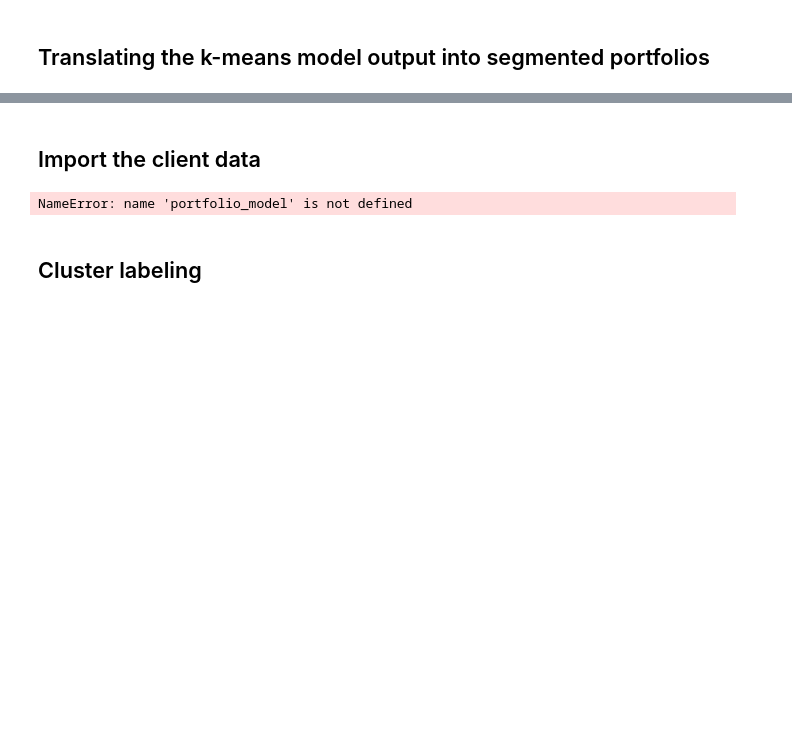
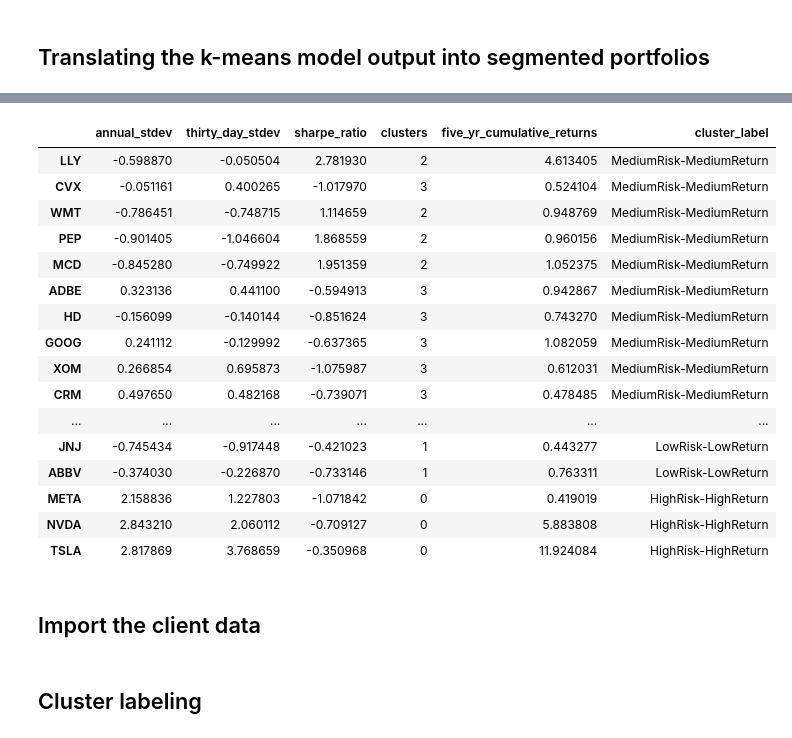
Before and after one commit to ssenhouse/project_2_lex_luthor_advisor, a Jupyter notebook: Asset_Quant_Data.ipynb, the cells around one changed output, grey strips where cells are left out. Saved outputs shown, nothing was run; the diff lists cells and outputs as text; code cells hidden in the pictures; blank space fills up the shorter version.

```diff
--- a/Asset_Quant_Data.ipynb
+++ b/Asset_Quant_Data.ipynb
@@ -418,3 +392,39 @@ portfolio_segments
+# %%
+# function 'label_clusters' takes our cluster characterisitcs and segments them
+# based on how the features within the clusters vary from the median
+
+def label_clusters(row):
+    if row['annual_stdev'] > cluster_characteristics['annual_stdev'].median() and row['five_yr_cumulative_returns'] > cluster_characteristics['five_yr_cumulative_returns'].median():
+        return 'HighRisk-HighReturn'
+    elif row['annual_stdev'] < cluster_characteristics['annual_stdev'].median() and row['five_yr_cumulative_returns'] < cluster_characteristics['five_yr_cumulative_returns'].median():
+        return 'LowRisk-LowReturn'
+    else:
+        return 'MediumRisk-MediumReturn'
+
+cluster_characteristics['cluster_label'] = cluster_characteristics.apply(label_clusters, axis=1)
+
+portfolio_segments = predicted_cluster_df.copy()
+portfolio_segments['cluster_label'] = portfolio_segments['clusters'].map(cluster_characteristics['cluster_label'])
+portfolio_segments.sort_values(by = ['cluster_label'], ascending = False, inplace = True)
+portfolio_segments
+# %% [output]
+|  | annual_stdev | thirty_day_stdev | sharpe_ratio | clusters | five_yr_cumulative_returns | cluster_label |
+| LLY | -0.598870 | -0.050504 | 2.781930 | 2 | 4.613405 | MediumRisk-MediumReturn |
+| CVX | -0.051161 | 0.400265 | -1.017970 | 3 | 0.524104 | MediumRisk-MediumReturn |
+| WMT | -0.786451 | -0.748715 | 1.114659 | 2 | 0.948769 | MediumRisk-MediumReturn |
+| PEP | -0.901405 | -1.046604 | 1.868559 | 2 | 0.960156 | MediumRisk-MediumReturn |
+| MCD | -0.845280 | -0.749922 | 1.951359 | 2 | 1.052375 | MediumRisk-MediumReturn |
+| ADBE | 0.323136 | 0.441100 | -0.594913 | 3 | 0.942867 | MediumRisk-MediumReturn |
+| HD | -0.156099 | -0.140144 | -0.851624 | 3 | 0.743270 | MediumRisk-MediumReturn |
+| GOOG | 0.241112 | -0.129992 | -0.637365 | 3 | 1.082059 | MediumRisk-MediumReturn |
+| XOM | 0.266854 | 0.695873 | -1.075987 | 3 | 0.612031 | MediumRisk-MediumReturn |
+| CRM | 0.497650 | 0.482168 | -0.739071 | 3 | 0.478485 | MediumRisk-MediumReturn |
+| ... | ... | ... | ... | ... | ... | ... |
+| JNJ | -0.745434 | -0.917448 | -0.421023 | 1 | 0.443277 | LowRisk-LowReturn |
+| ABBV | -0.374030 | -0.226870 | -0.733146 | 1 | 0.763311 | LowRisk-LowReturn |
+| META | 2.158836 | 1.227803 | -1.071842 | 0 | 0.419019 | HighRisk-HighReturn |
+| NVDA | 2.843210 | 2.060112 | -0.709127 | 0 | 5.883808 | HighRisk-HighReturn |
+| TSLA | 2.817869 | 3.768659 | -0.350968 | 0 | 11.924084 | HighRisk-HighReturn |
 # %% [markdown]
 ## Import the client data
 # %%
@@ -441,8 +453,6 @@ def get_matching_clusters(aggregate_client_score, portfolio_segments):
 # %%
-matching_cluster = get_matching_clusters(aggregate_client_score, portfolio_model)
-matching_cluster
+#matching_cluster = get_matching_clusters(aggregate_client_score, portfolio_model)
+#matching_cluster
-# %% [output]
-NameError: name 'portfolio_model' is not defined
 # %% [markdown]
 ## Cluster labeling
 # %%
```
Also changed, not shown: parts of 24 cells of this notebook.
